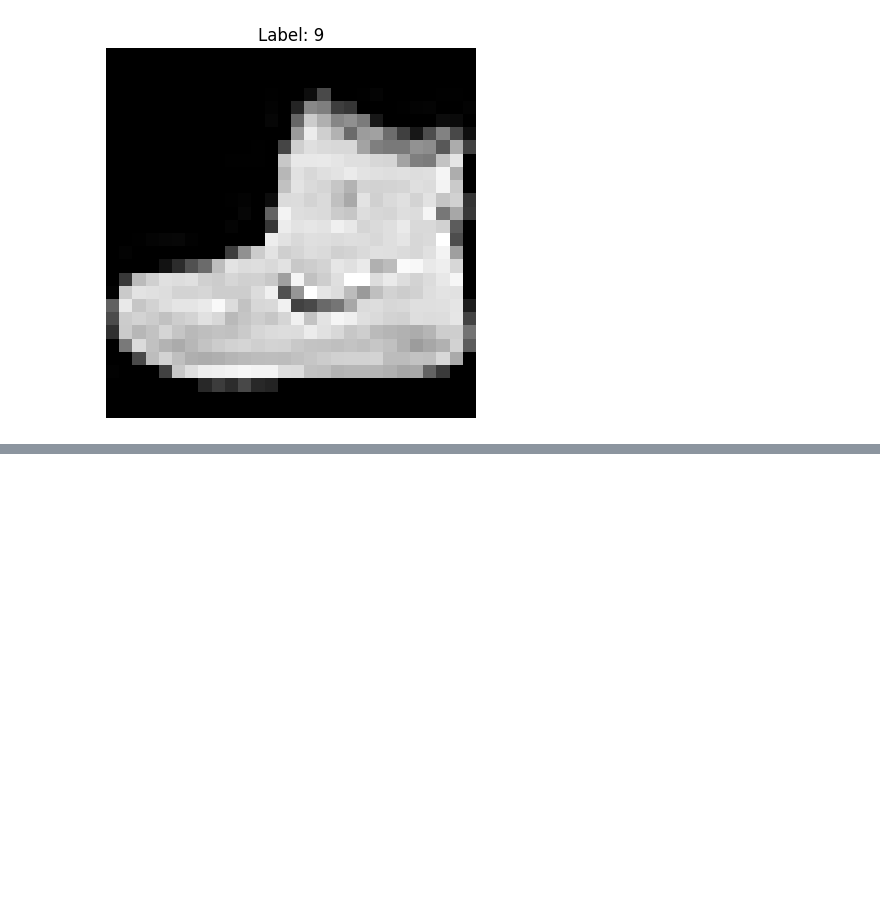
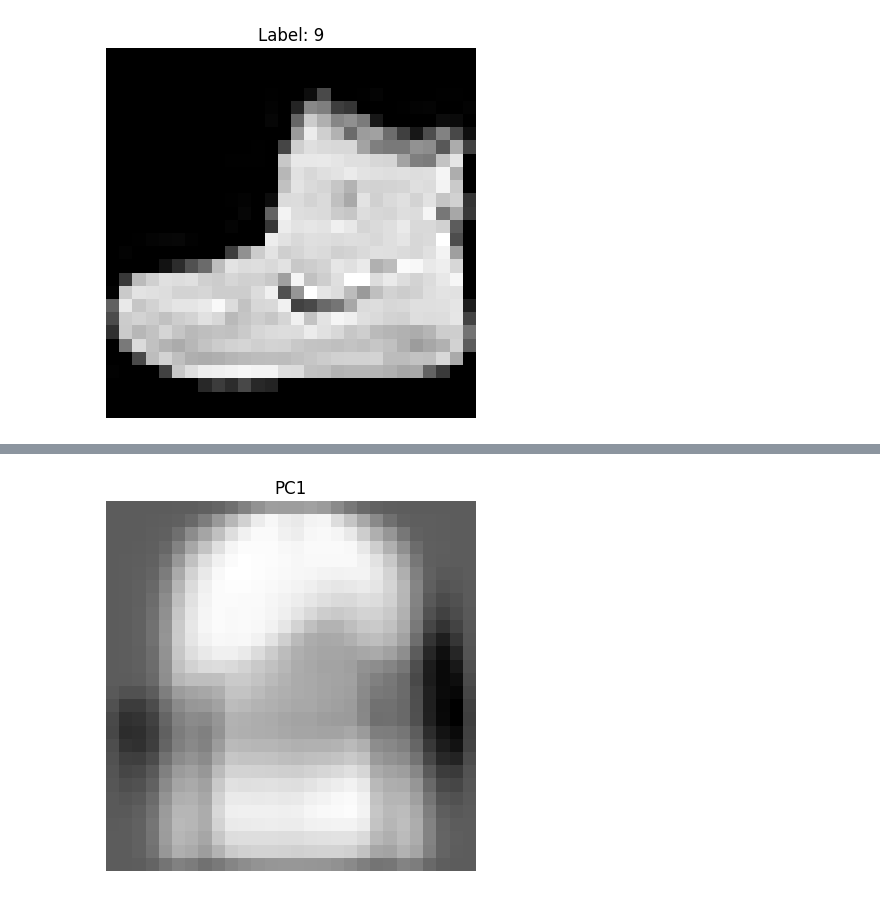
Before and after one commit to AmirHosseinFayyazi/fashion-mnist-dimensionality-reduction, a Jupyter notebook: dimensionality_reduction.ipynb, the cells around one changed output, grey strips where cells are left out. Saved outputs shown, nothing was run; the diff lists cells and outputs as text; code cells hidden in the pictures; blank space fills up the shorter version.

```diff
--- a/dimensionality_reduction.ipynb
+++ b/dimensionality_reduction.ipynb
@@ -38,0 +85,5 @@ class_names = [
+# %%
+pca = PCA(n_components=0.90)
+X_pca = pca.fit_transform(X)
+
+print(pca.n_components_)
@@ -38,0 +113,9 @@ class_names = [
+# %%
+pc1 = pca.components_[0].reshape(28, 28)
+
+plt.imshow(pc1, cmap="gray")
+plt.title("PC1")
+plt.axis("off")
+plt.show()
+# %% [output]
+[figure, added]
```
Also changed, not shown: parts of 17 cells of this notebook, 1 other file.
